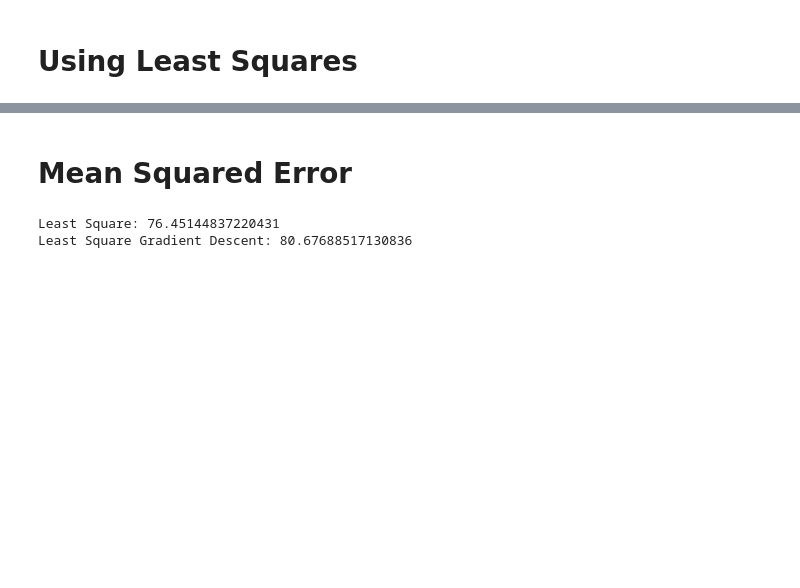
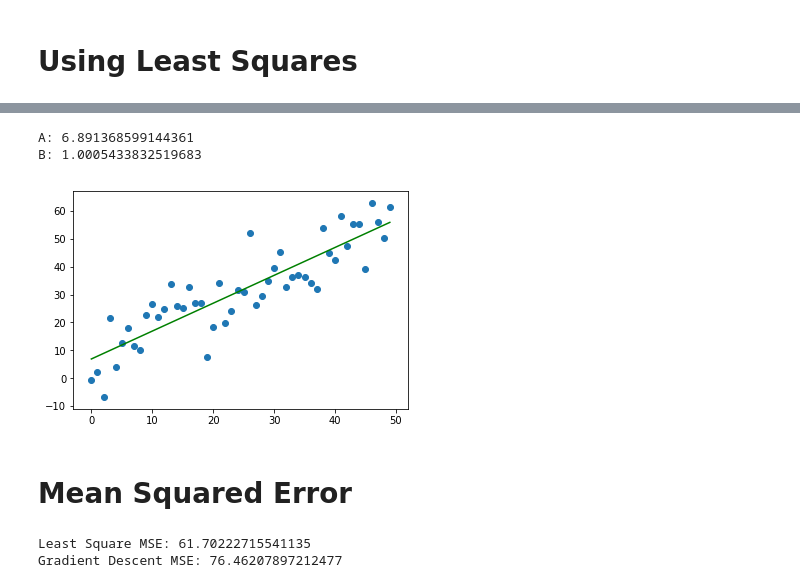
Before and after one commit to ReiiSky/RecurrentLabs, a Jupyter notebook: LinearRegression/Linear Regression.ipynb, the cells around one changed output, grey strips where cells are left out. Drawn from its saved outputs; the diff is of its cells as text; code cells hidden in the pictures; blank space fills up the shorter version.

Commit message:
Adding notebooks for Linear Regression and Neural Networks

```diff
--- a/LinearRegression/Linear Regression.ipynb
+++ b/LinearRegression/Linear Regression.ipynb
@@ -88,2 +117,12 @@ matplotlib.pyplot.show()
+# %%
+print("A: {}".format(a))
+print("B: {}".format(b))
+fileName = "linearRegression.png".format(i)
+filePath = os.path.join(graphDirectory, fileName)
+CreateGraph(xDataSet, yDataSet, a, b, filePath)
+# %% [output]
+A: 6.891368599144361
+B: 1.0005433832519683
+[figure, added]
 # %% [markdown]
 # Mean Squared Error
@@ -97,8 +130,8 @@ def MSE(xDataSet, yDataSet, aCurrent, bCurrent):
 leastSquares = MSE(xDataSet, yDataSet, a, b)
 leastSquaresGD = MSE(xDataSet, yDataSet, startingA, startingB)
 # %%
-print("Least Square: " + str(leastSquares))
-print("Least Square Gradient Descent: " + str(leastSquaresGD))
+print("Least Square MSE: {}".format(leastSquares))
+print("Gradient Descent MSE: {}".format(leastSquaresGD))
 # %% [output]
-Least Square: 76.45144837220431
-Least Square Gradient Descent: 80.67688517130836
+Least Square MSE: 61.70222715541135
+Gradient Descent MSE: 76.46207897212477
```
Also changed, not shown: parts of 12 cells of this notebook, 1 other file.
